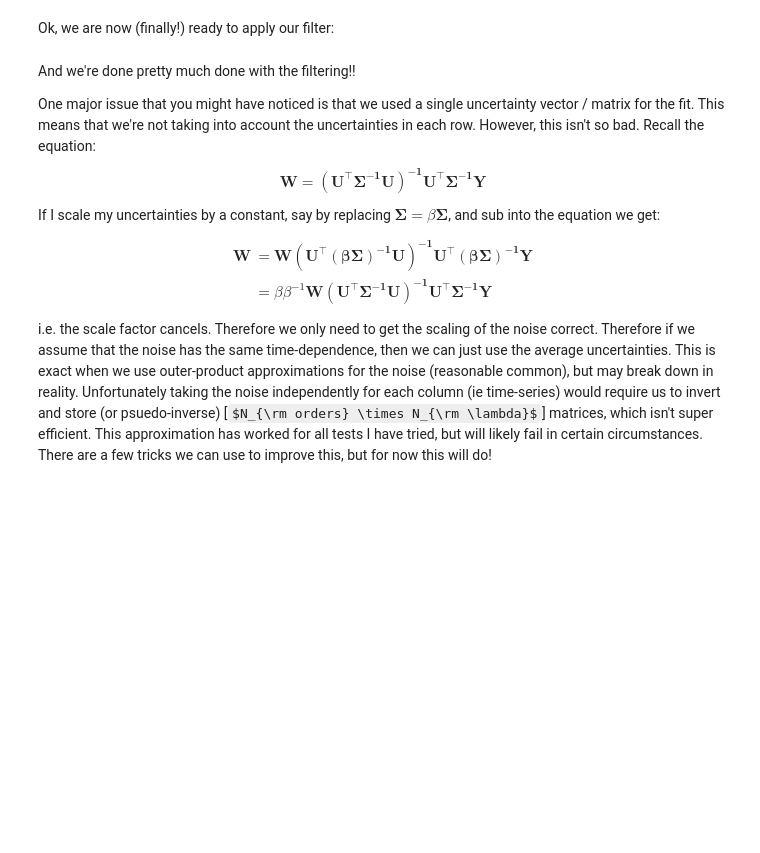
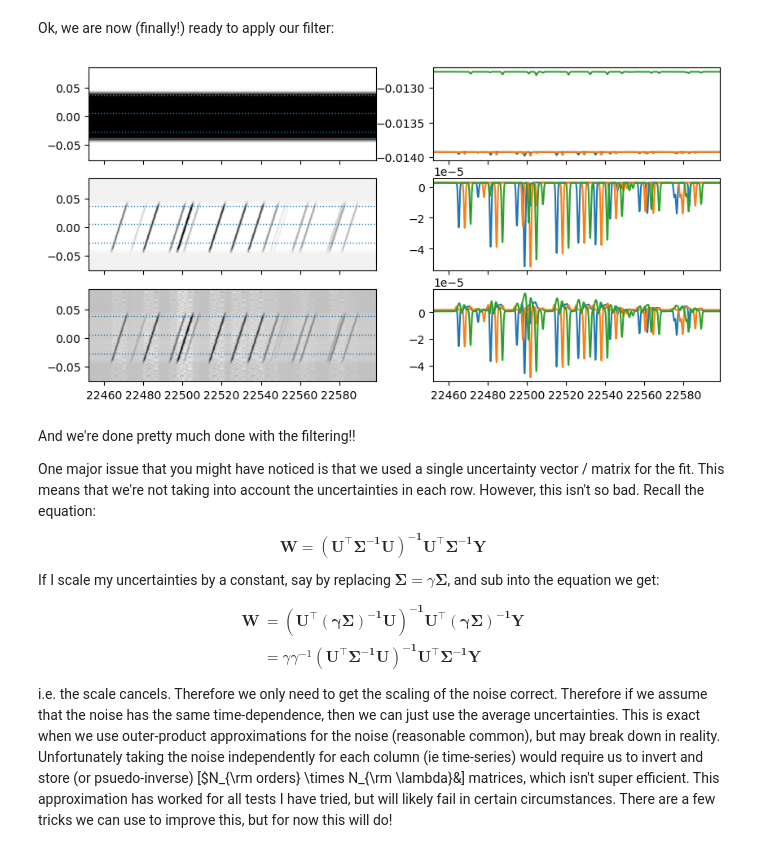
Before and after one commit to nealegibson/hr_desert_tutorial, a Jupyter notebook: simple_retrieval_tutorial.ipynb, the cells around one changed output. Drawn from its saved outputs; the diff is of its cells as text; code cells hidden in the pictures; some formulas as TeX source; blank space fills up the shorter version.

```diff
--- a/simple_retrieval_tutorial.ipynb
+++ b/simple_retrieval_tutorial.ipynb
@@ -565,18 +665,20 @@ for ord in range(W.shape[0]):
 # %%
 #let's plot it up and see
 
-fig,ax = plt.subplots(3,2,figsize=[10,5])
+fig,ax = plt.subplots(3,2,figsize=[10,5],sharex=True)
 ax[0,0].pcolormesh(W[10],ph,FM[10])
 ax[1,0].pcolormesh(W[10],ph,FMN[10])
 ax[2,0].pcolormesh(W[10],ph,filtered_model[10])
 
-for q in [30,40,50,60,70]:
+for q in [30,50,70]:
     ax[0,1].plot(W[10],FM[10,q])
     ax[1,1].plot(W[10],FMN[10,q])
     ax[2,1].plot(W[10],filtered_model[10,q])
     ax[0,0].axhline(ph[q],lw=1,ls=':')
     ax[1,0].axhline(ph[q],lw=1,ls=':')
     ax[2,0].axhline(ph[q],lw=1,ls=':')
+# %% [output]
+[figure, added]
 # %% [markdown]
 And we're done pretty much done with the filtering!!
 
@@ -584,14 +686,14 @@ One major issue that you might have noticed is that we used a single uncertainty
 $$
 \boldsymbol {W = (U^\top \boldsymbol\Sigma^{-1} U)^{-1} U^\top \boldsymbol\Sigma^{-1} Y}
 $$
-If I scale my uncertainties by a constant, say by replacing $\boldsymbol\Sigma = \beta\boldsymbol\Sigma$, and sub into the equation we get:
+If I scale my uncertainties by a constant, say by replacing $\boldsymbol\Sigma = \gamma\boldsymbol\Sigma$, and sub into the equation we get:
 $$
 \begin{align}
-\boldsymbol {W} &= \boldsymbol {W(U^\top (\beta\boldsymbol\Sigma)^{-1} U)^{-1} U^\top (\beta\boldsymbol\Sigma)^{-1} Y}\\
-&= \beta\beta^{-1}\boldsymbol {W(U^\top \boldsymbol\Sigma^{-1} U)^{-1} U^\top \boldsymbol\Sigma^{-1} Y}
+\boldsymbol {W} &= \boldsymbol {(U^\top (\gamma\boldsymbol\Sigma)^{-1} U)^{-1} U^\top (\gamma\boldsymbol\Sigma)^{-1} Y}\\
+&= \gamma\gamma^{-1}\boldsymbol {(U^\top \boldsymbol\Sigma^{-1} U)^{-1} U^\top \boldsymbol\Sigma^{-1} Y}
 \end{align}
 $$
-i.e. the scale factor cancels. Therefore we only need to get the scaling of the noise correct. Therefore if we assume that the noise has the same time-dependence, then we can just use the average uncertainties. This is exact when we use outer-product approximations for the noise (reasonable common), but may break down in reality. Unfortunately taking the noise independently for each column (ie time-series) would require us to invert and store (or psuedo-inverse) [$N_{\rm orders} \times N_{\rm \lambda}$] matrices, which isn't super efficient. This approximation has worked for all tests I have tried, but will likely fail in certain circumstances. There are a few tricks we can use to improve this, but for now this will do!
+i.e. the scale cancels. Therefore we only need to get the scaling of the noise correct. Therefore if we assume that the noise has the same time-dependence, then we can just use the average uncertainties. This is exact when we use outer-product approximations for the noise (reasonable common), but may break down in reality. Unfortunately taking the noise independently for each column (ie time-series) would require us to invert and store (or psuedo-inverse) [$N_{\rm orders} \times N_{\rm \lambda}&] matrices, which isn't super efficient. This approximation has worked for all tests I have tried, but will likely fail in certain circumstances. There are a few tricks we can use to improve this, but for now this will do!
 # %% [markdown]
 ### Your Task
 
```
Also changed, not shown: parts of 18 cells of this notebook, 3 other files.
